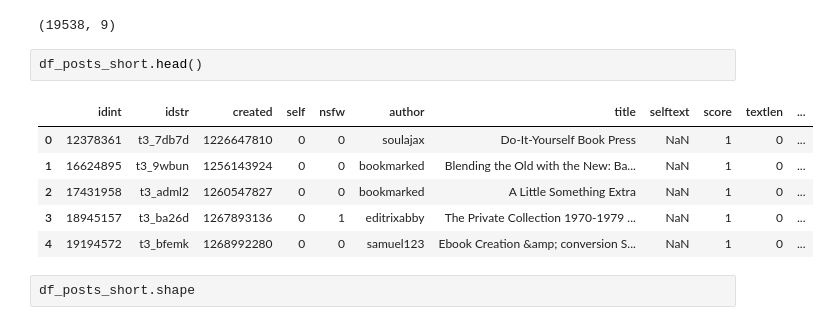
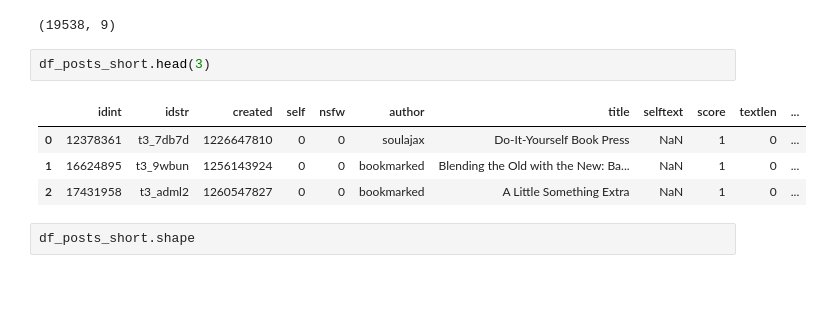
Before and after one commit to meiqingli/dssj_summer2022, a Jupyter notebook: dssj_publishing.ipynb, the cells around one changed output. Cells and saved outputs as stored; diff of their text form; blank space fills up the shorter version.

```diff
--- a/dssj_publishing.ipynb
+++ b/dssj_publishing.ipynb
@@ -103,14 +97,12 @@ df_comments_short.shape
 # %% [output]
 (19538, 9)
 # %%
-df_posts_short.head()
+df_posts_short.head(3)
 # %% [output]
 |  | idint | idstr | created | self | nsfw | author | title | selftext | score | textlen | ... |
 | 0 | 12378361 | t3_7db7d | 1226647810 | 0 | 0 | soulajax | Do-It-Yourself Book Press | NaN | 1 | 0 | ... |
 | 1 | 16624895 | t3_9wbun | 1256143924 | 0 | 0 | bookmarked | Blending the Old with the New: Ba... | NaN | 1 | 0 | ... |
 | 2 | 17431958 | t3_adml2 | 1260547827 | 0 | 0 | bookmarked | A Little Something Extra | NaN | 1 | 0 | ... |
-| 3 | 18945157 | t3_ba26d | 1267893136 | 0 | 1 | editrixabby | The Private Collection 1970-1979 ... | NaN | 1 | 0 | ... |
-| 4 | 19194572 | t3_bfemk | 1268992280 | 0 | 0 | samuel123 | Ebook Creation &amp; conversion S... | NaN | 1 | 0 | ... |
 # %%
 df_posts_short.shape
 # %% [output]
```
Also changed, not shown: parts of 68 cells of this notebook.
